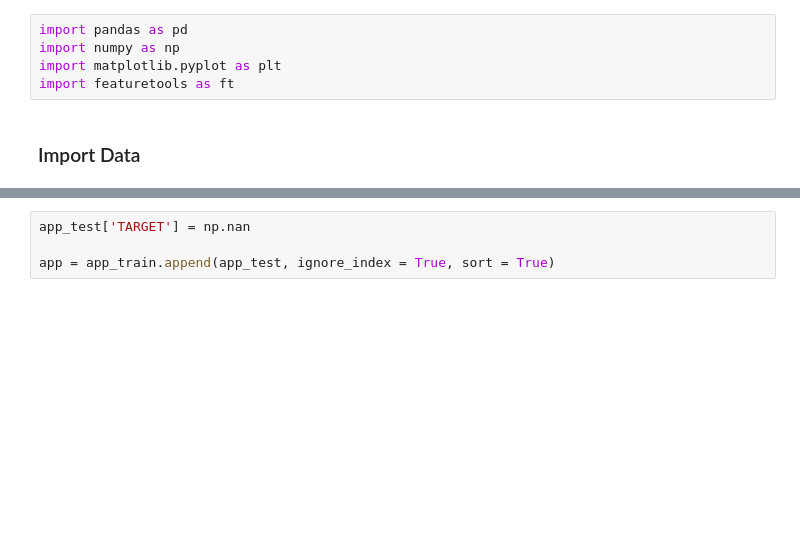
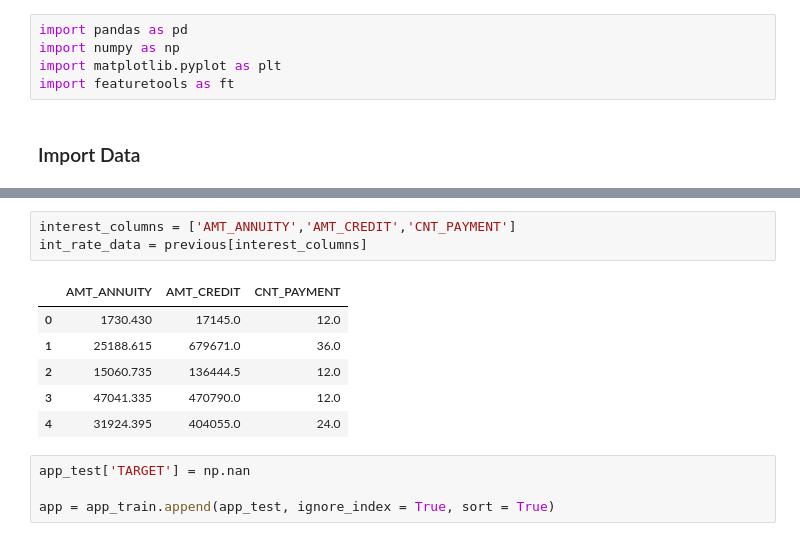
Before and after one commit to MikeCruickshank/HomeCredit_Project, a Jupyter notebook: CMPE351_Project_FeatureEngineering.ipynb, the cells around one changed output, grey strips where cells are left out. Cells and saved outputs as stored; diff of their text form; blank space fills up the shorter version.

```diff
--- a/CMPE351_Project_FeatureEngineering.ipynb
+++ b/CMPE351_Project_FeatureEngineering.ipynb
@@ -38,3 +65,13 @@ bureau.head()
+# %%
+interest_columns = ['AMT_ANNUITY','AMT_CREDIT','CNT_PAYMENT']
+int_rate_data = previous[interest_columns]
+# %% [output]
+|  | AMT_ANNUITY | AMT_CREDIT | CNT_PAYMENT |
+| 0 | 1730.430 | 17145.0 | 12.0 |
+| 1 | 25188.615 | 679671.0 | 36.0 |
+| 2 | 15060.735 | 136444.5 | 12.0 |
+| 3 | 47041.335 | 470790.0 | 12.0 |
+| 4 | 31924.395 | 404055.0 | 24.0 |
 # %%
 app_test['TARGET'] = np.nan
 
```
Also changed, not shown: parts of 26 cells of this notebook.
